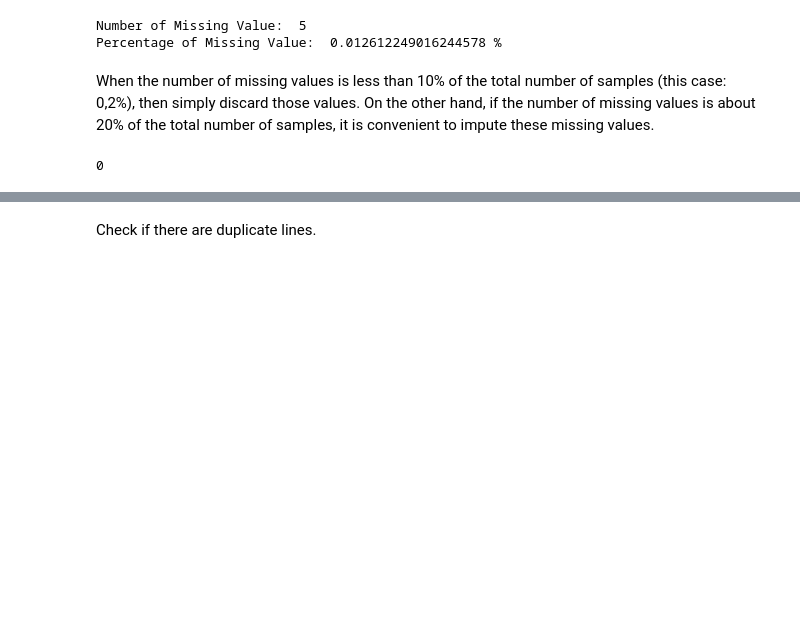
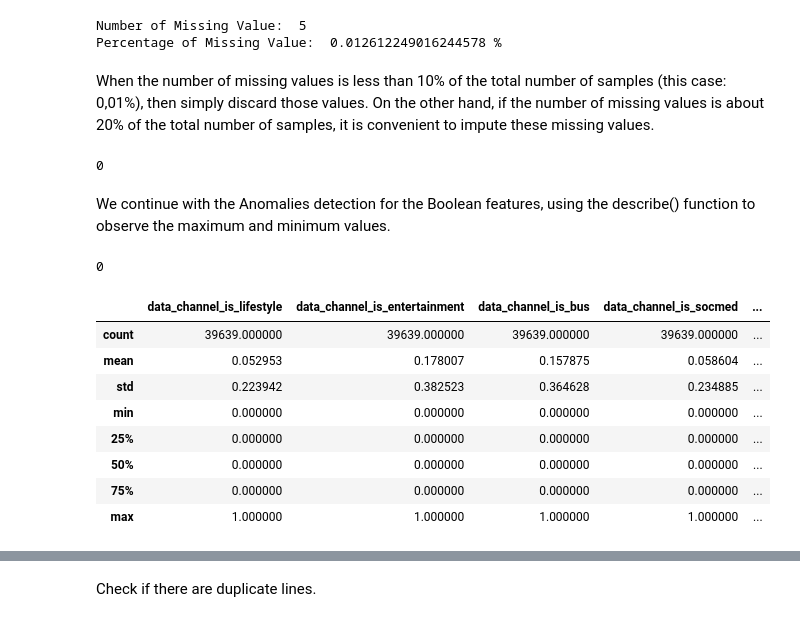
Before and after one commit to AndreaBe99/ML_Challenge, a Jupyter notebook: ML_Challenge_21-22.ipynb, the cells around one changed output, grey strips where cells are left out. Cells and saved outputs as stored; diff of their text form; code cells hidden in the pictures; blank space fills up the shorter version.

```diff
--- a/ML_Challenge_21-22.ipynb
+++ b/ML_Challenge_21-22.ipynb
@@ -249,7 +237,7 @@ print("Percentage of Missing Value: ",(tot_nan * 100) / online_news_popularity.s
 Number of Missing Value:  5
 Percentage of Missing Value:  0.012612249016244578 %
 # %% [markdown]
-When the number of missing values is less than 10% of the total number of samples (this case: 0,2%), then simply discard those values.
+When the number of missing values is less than 10% of the total number of samples (this case: 0,01%), then simply discard those values.
 On the other hand, if the number of missing values is about 20% of the total number of samples, it is convenient to impute these missing values.
 # %%
 onp = onp.dropna(how="any")
@@ -257,3 +245,29 @@ onp = onp.dropna(how="any")
 onp.isna().sum().sum()
 # %% [output]
 0
+# %% [markdown]
+We continue with the Anomalies detection for the Boolean features, using the describe() function to observe the maximum and minimum values.
+# %%
+boolen_features = ["data_channel_is_lifestyle", "data_channel_is_entertainment", "data_channel_is_bus",
+                    "data_channel_is_socmed", "data_channel_is_tech", "data_channel_is_world",
+                    "weekday_is_monday", "weekday_is_tuesday", "weekday_is_wednesday", "weekday_is_thursday",
+                    "weekday_is_friday", "weekday_is_saturday", "weekday_is_sunday", "is_weekend"]
+incorrect_features = 0
+for boolen_feature in boolen_features:
+    for value in onp[boolen_feature]:
+        if value != 0.0 and value != 1.0:
+            incorrect_features += 1
+print(incorrect_features)
+
+onp[boolen_features].describe()
+# %% [output]
+0
+|  | data_channel_is_lifestyle | data_channel_is_entertainment | data_channel_is_bus | data_channel_is_socmed | ... |
+| count | 39639.000000 | 39639.000000 | 39639.000000 | 39639.000000 | ... |
+| mean | 0.052953 | 0.178007 | 0.157875 | 0.058604 | ... |
+| std | 0.223942 | 0.382523 | 0.364628 | 0.234885 | ... |
+| min | 0.000000 | 0.000000 | 0.000000 | 0.000000 | ... |
+| 25% | 0.000000 | 0.000000 | 0.000000 | 0.000000 | ... |
+| 50% | 0.000000 | 0.000000 | 0.000000 | 0.000000 | ... |
+| 75% | 0.000000 | 0.000000 | 0.000000 | 0.000000 | ... |
+| max | 1.000000 | 1.000000 | 1.000000 | 1.000000 | ... |
```
Also changed, not shown: parts of 27 cells of this notebook.
